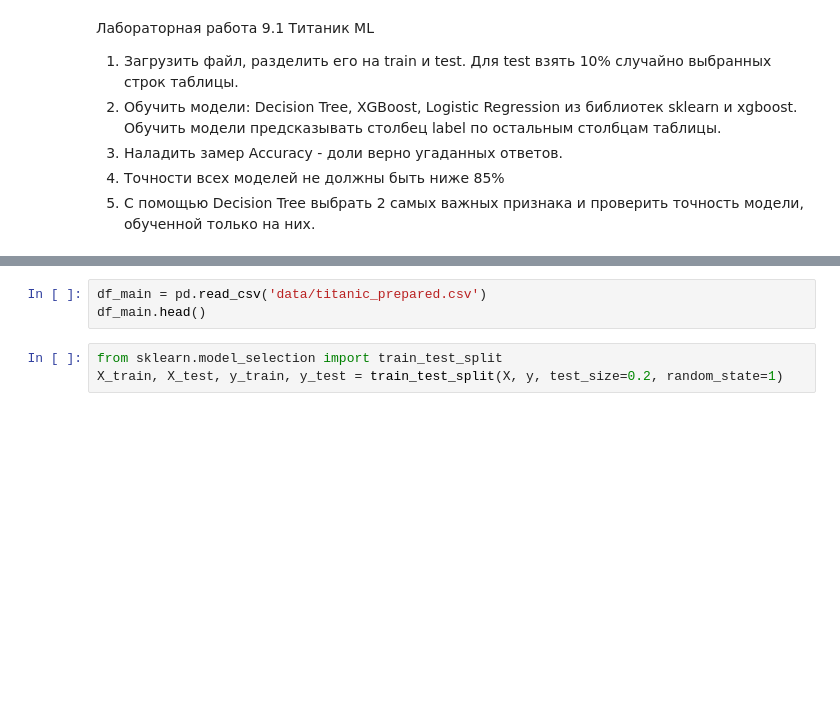
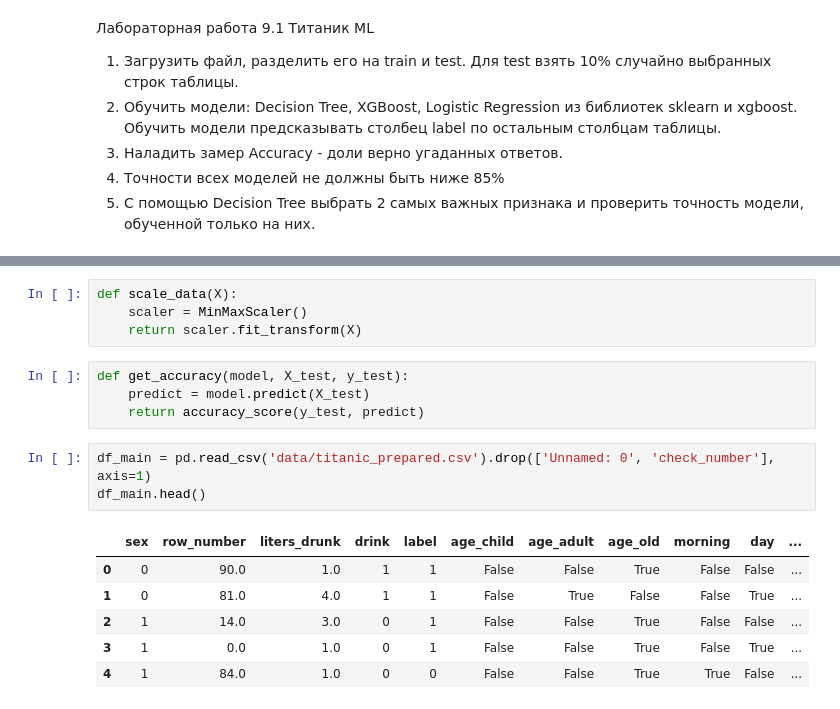
Before and after one commit to Grenka054/dPAK-2, a Jupyter notebook: 9/lab_Titanic_ML.ipynb, the cells around one changed output, grey strips where cells are left out. Drawn from its saved outputs; the diff is of its cells as text; blank space fills up the shorter version.

```diff
--- a/9/lab_Titanic_ML.ipynb
+++ b/9/lab_Titanic_ML.ipynb
@@ -12,6 +21,18 @@ import matplotlib.pyplot as plt
+# %%
+def scale_data(X):
+    scaler = MinMaxScaler()
+    return scaler.fit_transform(X)
+# %%
+def get_accuracy(model, X_test, y_test):
+    predict = model.predict(X_test)
+    return accuracy_score(y_test, predict)
 # %%
-df_main = pd.read_csv('data/titanic_prepared.csv')
+df_main = pd.read_csv('data/titanic_prepared.csv').drop(['Unnamed: 0', 'check_number'], axis=1)
 df_main.head()
+# %% [output]
+|  | sex | row_number | liters_drunk | drink | label | age_child | age_adult | age_old | morning | day | ... |
+| 0 | 0 | 90.0 | 1.0 | 1 | 1 | False | False | True | False | False | ... |
+| 1 | 0 | 81.0 | 4.0 | 1 | 1 | False | True | False | False | True | ... |
+| 2 | 1 | 14.0 | 3.0 | 0 | 1 | False | False | True | False | False | ... |
+| 3 | 1 | 0.0 | 1.0 | 0 | 1 | False | False | True | False | True | ... |
+| 4 | 1 | 84.0 | 1.0 | 0 | 0 | False | False | True | True | False | ... |
-# %%
-from sklearn.model_selection import train_test_split
-X_train, X_test, y_train, y_test = train_test_split(X, y, test_size=0.2, random_state=1)
```
Also changed, not shown: parts of 19 cells of this notebook, 1 other file.
